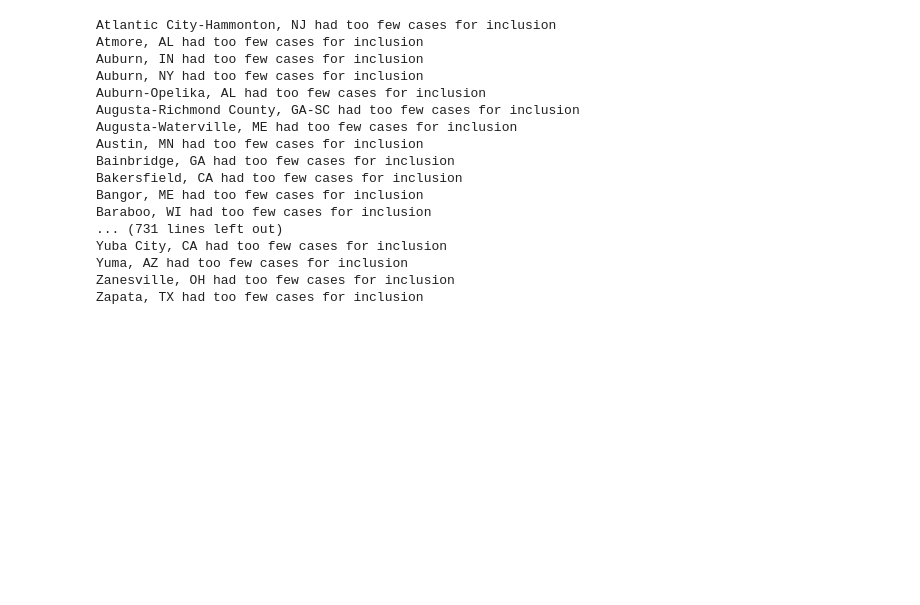
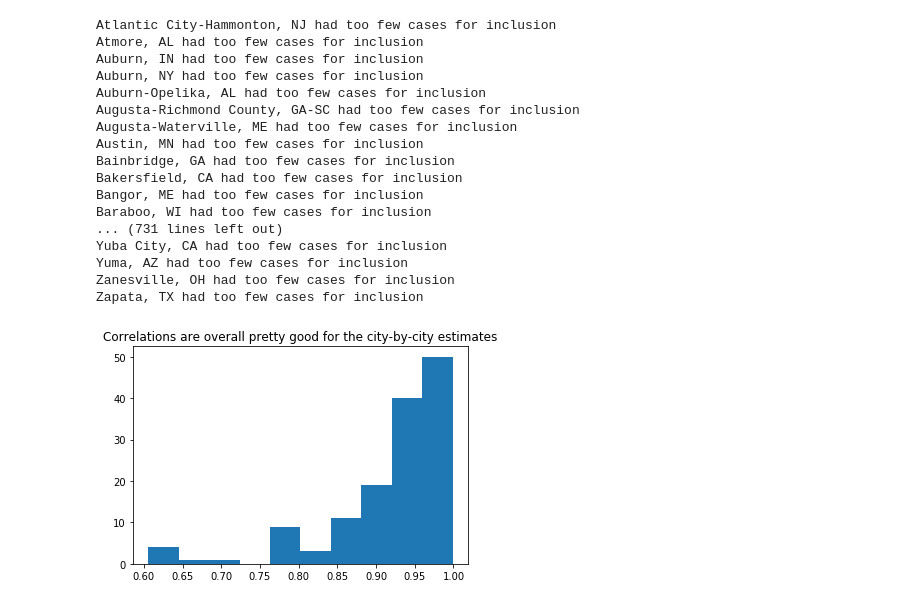
Before and after one commit to acabaniss/corona-scaling, a Jupyter notebook: coronascaling.ipynb, the cells around one changed output. Drawn from its saved outputs; the diff is of its cells as text; code cells hidden in the pictures; blank space fills up the shorter version.

```diff
--- a/coronascaling.ipynb
+++ b/coronascaling.ipynb
@@ -112,4 +113,10 @@ Yuba City, CA had too few cases for inclusion
 Yuma, AZ had too few cases for inclusion
 Zanesville, OH had too few cases for inclusion
 Zapata, TX had too few cases for inclusion
+# %%
+plt.hist(df.r[pandas.isna(df.r) == False])
+plt.title('Correlations are overall pretty good for the city-by-city estimates')
+plt.show()
+# %% [output]
+[figure, added]
 # %%
```
Also changed, not shown: parts of 4 cells of this notebook.
